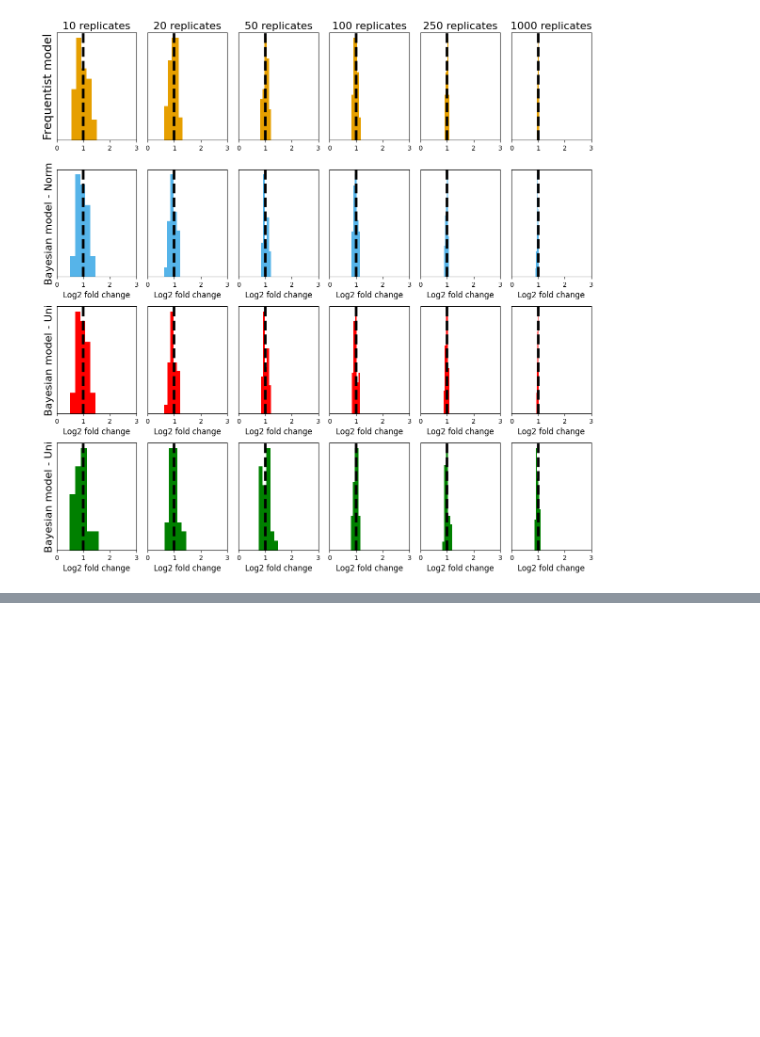
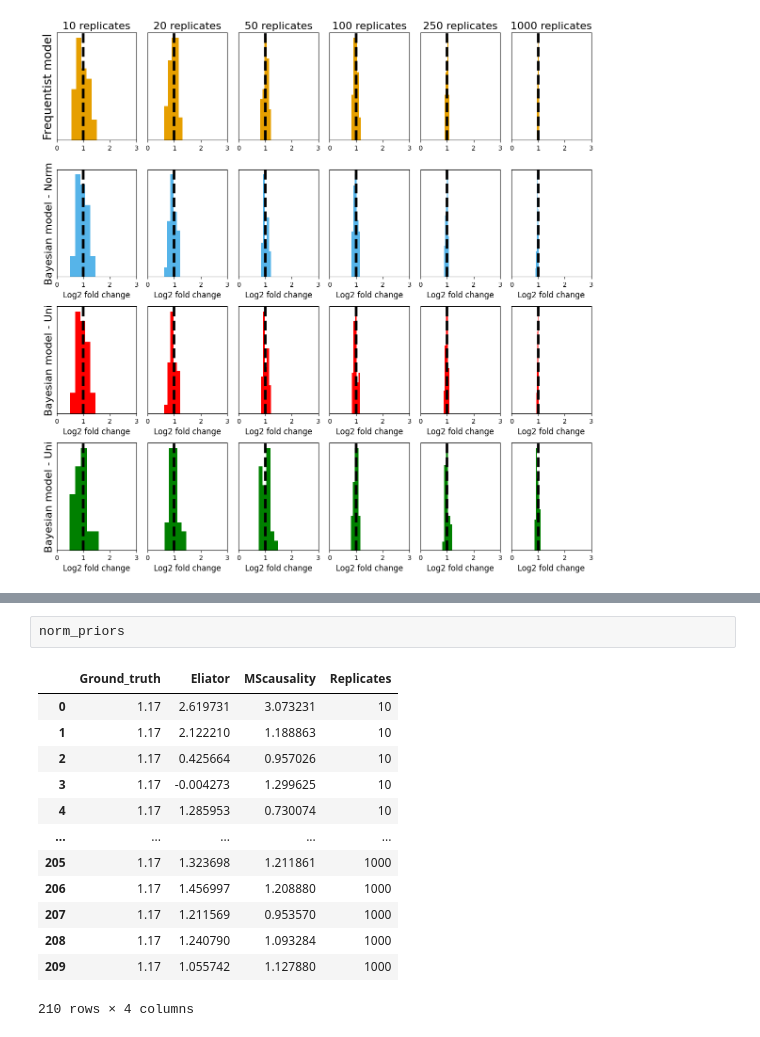
Before and after one commit to devonjkohler/Causomic, a Jupyter notebook: vignettes/methods_paper/Supplementary_analysis.ipynb, the cells around one changed output, grey strips where cells are left out. Drawn from its saved outputs; the diff is of its cells as text; blank space fills up the shorter version.

```diff
--- a/vignettes/methods_paper/Supplementary_analysis.ipynb
+++ b/vignettes/methods_paper/Supplementary_analysis.ipynb
@@ -121,0 +175,16 @@ plt.tight_layout()
+# %%
+norm_priors
+# %% [output]
+|  | Ground_truth | Eliator | MScausality | Replicates |
+| 0 | 1.17 | 2.619731 | 3.073231 | 10 |
+| 1 | 1.17 | 2.122210 | 1.188863 | 10 |
+| 2 | 1.17 | 0.425664 | 0.957026 | 10 |
+| 3 | 1.17 | -0.004273 | 1.299625 | 10 |
+| 4 | 1.17 | 1.285953 | 0.730074 | 10 |
+| ... | ... | ... | ... | ... |
+| 205 | 1.17 | 1.323698 | 1.211861 | 1000 |
+| 206 | 1.17 | 1.456997 | 1.208880 | 1000 |
+| 207 | 1.17 | 1.211569 | 0.953570 | 1000 |
+| 208 | 1.17 | 1.240790 | 1.093284 | 1000 |
+| 209 | 1.17 | 1.055742 | 1.127880 | 1000 |
+210 rows × 4 columns
```
Also changed, not shown: parts of 6 cells of this notebook, 36 other files.
